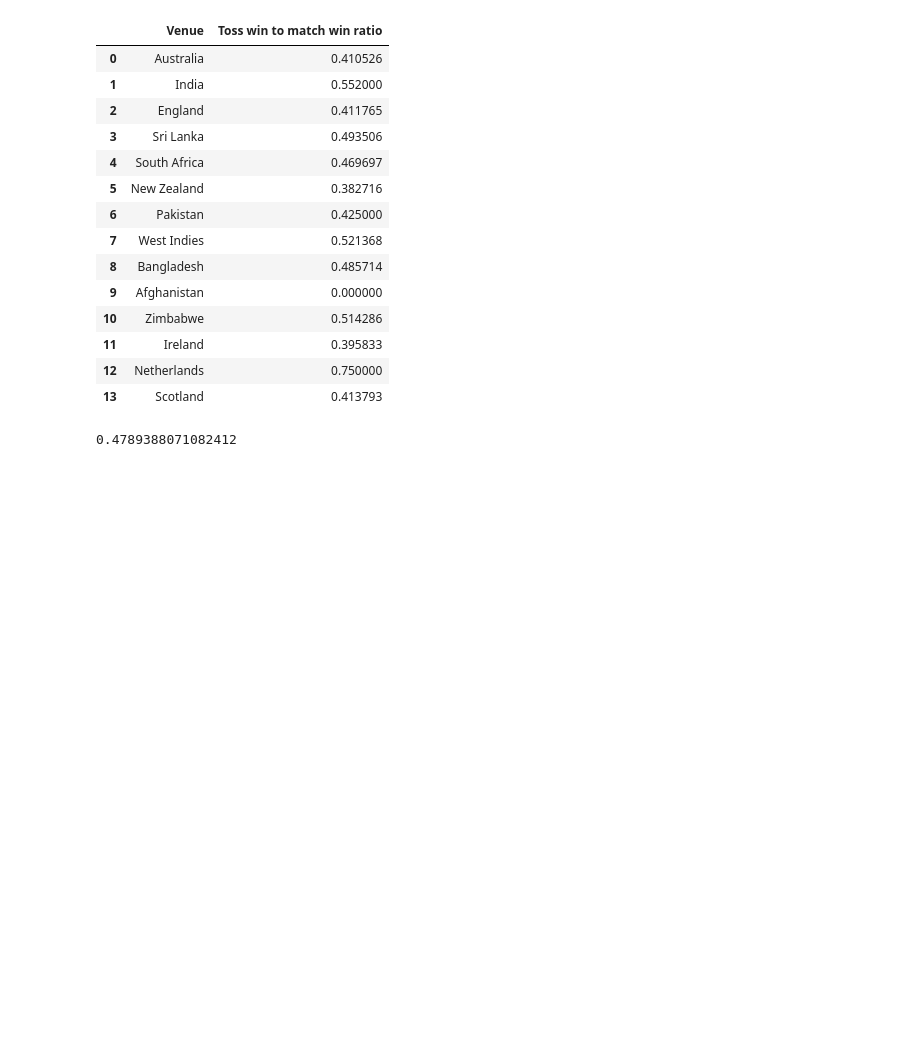
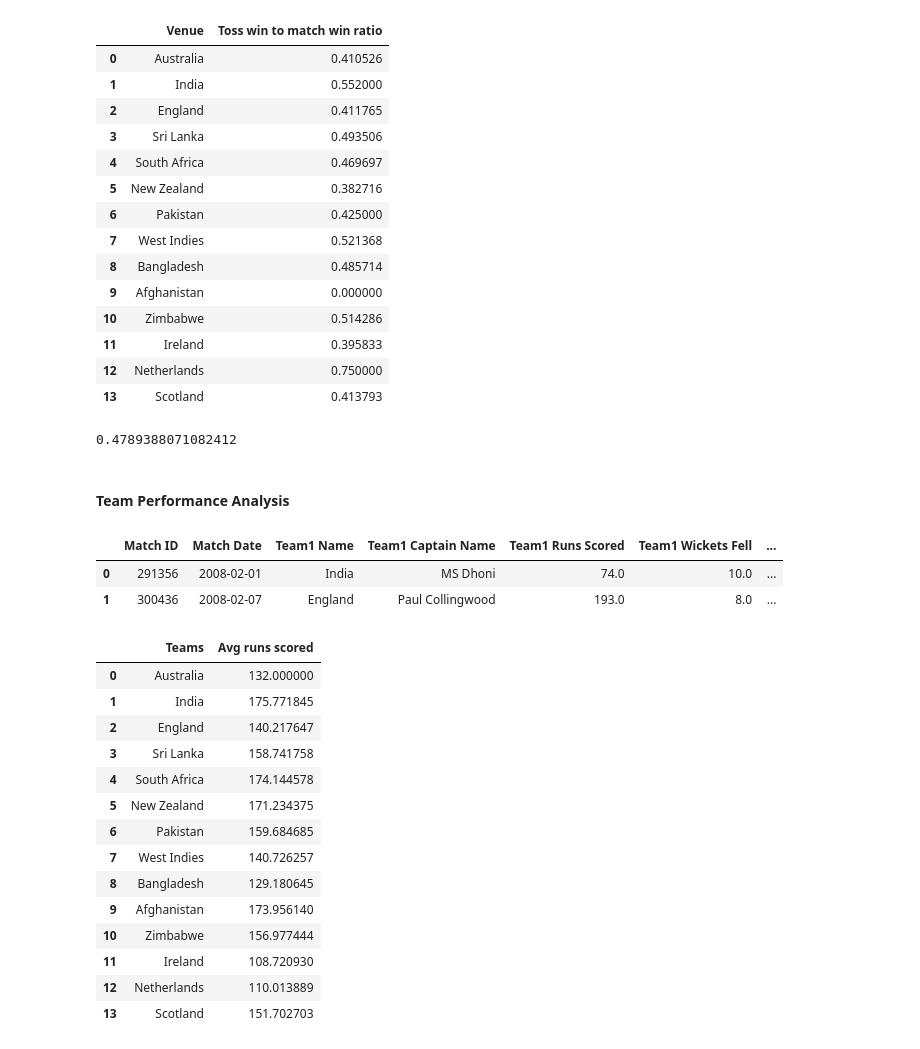
Before and after one commit to NishanD21/T20-Cricket-Data-Analysis, a Jupyter notebook: t20_cricket_analysis.ipynb, the cells around one changed output. Cells and saved outputs as stored; diff of their text form; code cells hidden in the pictures; blank space fills up the shorter version.

```diff
--- a/t20_cricket_analysis.ipynb
+++ b/t20_cricket_analysis.ipynb
@@ -695,3 +695,11 @@ df_toss_impact_venue = df_toss_impact_venue[df_toss_impact_venue['Toss win to ma
 df_toss_impact_venue['Toss win to match win ratio'].mean()
 # %% [output]
 0.4789388071082412
+# %% [markdown]
+#### Team Performance Analysis
+# %%
+df_final.head(2)
+# %% [output]
+|  | Match ID | Match Date | Team1 Name | Team1 Captain Name | Team1 Runs Scored | Team1 Wickets Fell | ... |
+| 0 | 291356 | 2008-02-01 | India | MS Dhoni | 74.0 | 10.0 | ... |
+| 1 | 300436 | 2008-02-07 | England | Paul Collingwood | 193.0 | 8.0 | ... |
@@ -697,0 +715,30 @@ df_toss_impact_venue['Toss win to match win ratio'].mean()
+# %%
+teams = []
+avg_runs_scored = []
+
+for team in top_teams:
+    avg_runs = team_avg_score(team)
+
+    teams.append(team)
+    avg_runs_scored.append(avg_runs)
+
+df_avg_runs = pd.DataFrame({'Teams' : teams,
+                            'Avg runs scored' : avg_runs_scored})
+
+df_avg_runs
+# %% [output]
+|  | Teams | Avg runs scored |
+| 0 | Australia | 132.000000 |
+| 1 | India | 175.771845 |
+| 2 | England | 140.217647 |
+| 3 | Sri Lanka | 158.741758 |
+| 4 | South Africa | 174.144578 |
+| 5 | New Zealand | 171.234375 |
+| 6 | Pakistan | 159.684685 |
+| 7 | West Indies | 140.726257 |
+| 8 | Bangladesh | 129.180645 |
+| 9 | Afghanistan | 173.956140 |
+| 10 | Zimbabwe | 156.977444 |
+| 11 | Ireland | 108.720930 |
+| 12 | Netherlands | 110.013889 |
+| 13 | Scotland | 151.702703 |
```
Also changed, not shown: parts of 2 cells of this notebook.
